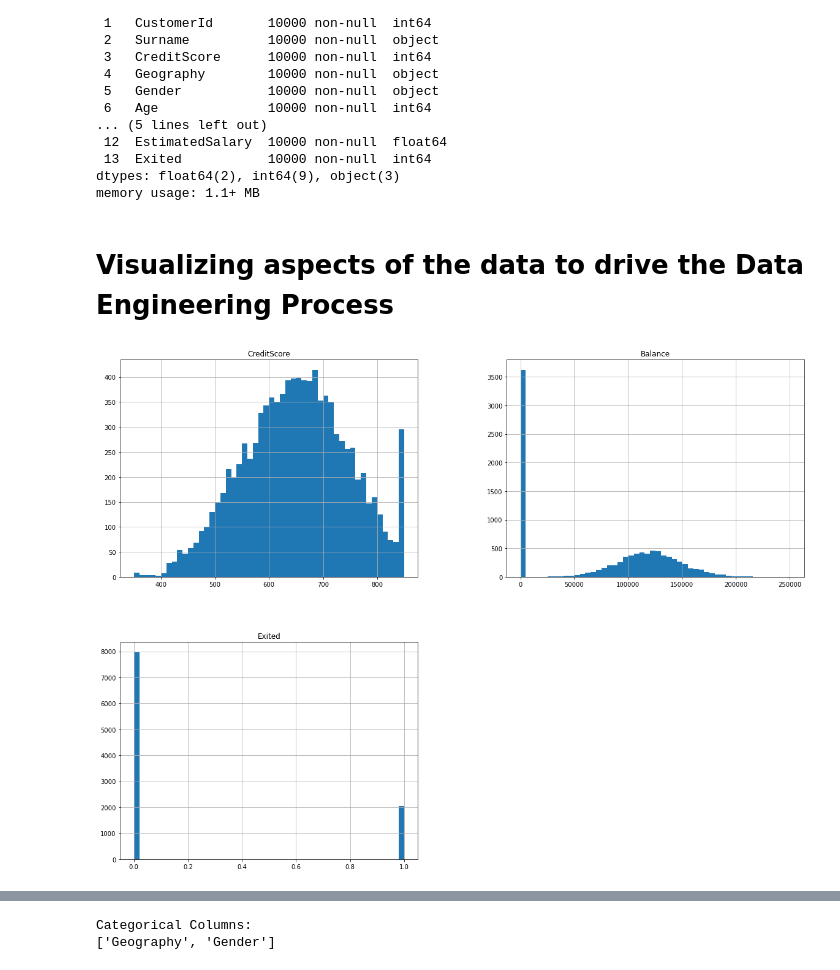
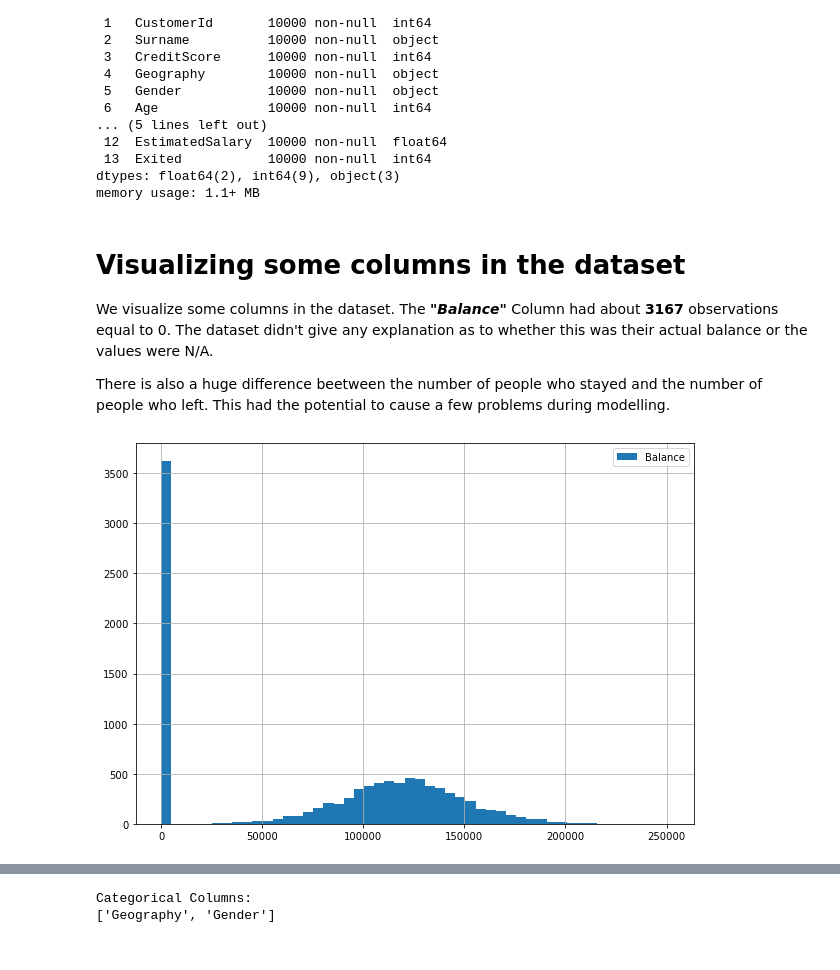
Before and after one commit to oppongk23/Churn_Modelling, a Jupyter notebook: Churn_Modelling.ipynb, the cells around one changed output, grey strips where cells are left out. Drawn from its saved outputs; the diff is of its cells as text; code cells hidden in the pictures.

```diff
--- a/Churn_Modelling.ipynb
+++ b/Churn_Modelling.ipynb
@@ -50,11 +62,14 @@ Data columns (total 14 columns):
 dtypes: float64(2), int64(9), object(3)
 memory usage: 1.1+ MB
 # %% [markdown]
-# Visualizing aspects of the data to drive the Data Engineering Process
+# Visualizing some columns in the dataset
+We visualize some columns in the dataset. The _**"Balance"**_ Column had about **3167** observations equal to 0. The dataset didn't give any explanation as to whether this was their actual balance or the values were N/A.
+
+There is also a huge difference beetween the number of people who stayed and the number of people who left. This had the potential to cause a few problems during modelling.
 # %%
-cm_df[["CreditScore", "Balance", "Exited"]].hist(bins=50, figsize=(20,15))
+cm_df["Balance"].hist(bins=50, figsize=(10,7), legend=True)
 plt.show()
 # %% [output]
-[figure, old version]
+[figure, new version]
 # %%
 #Plotting the number of people who stayed and who left the company
```
Also changed, not shown: parts of 33 cells of this notebook.
